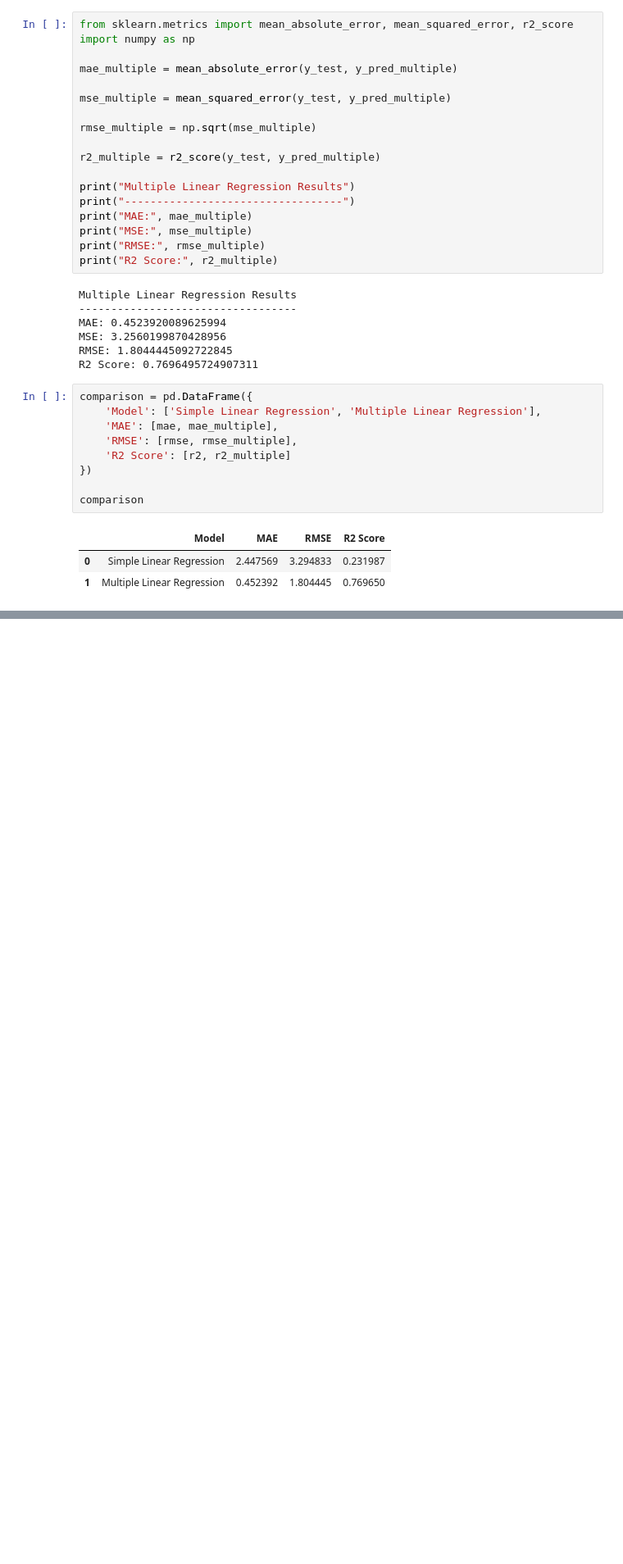
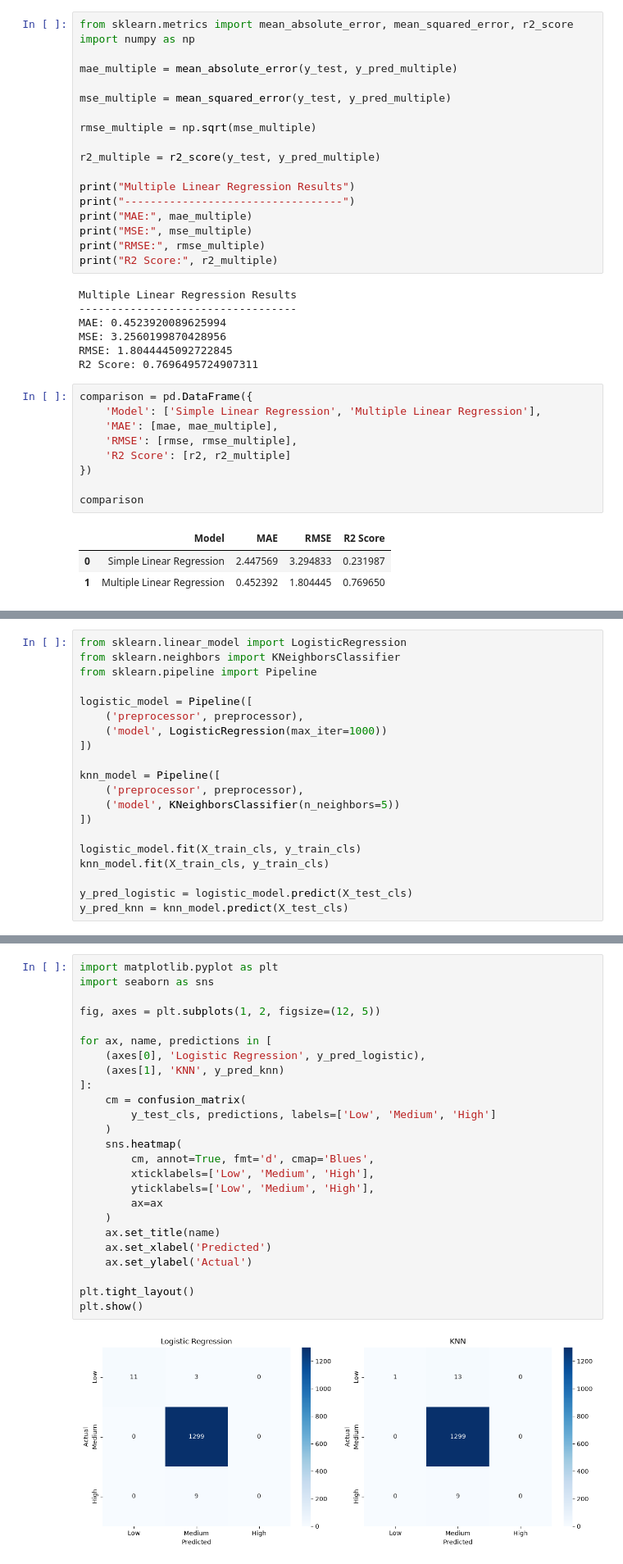
Before and after one commit to mdraihanmostafa746-coder/Student-Academic-Performance-Analysis-and-Prediction, a Jupyter notebook: notebooks/student_performance_analysis.ipynb, the cells around one changed output, grey strips where cells are left out. Shown at 82% size. Drawn from its saved outputs; the diff is of its cells as text; blank space fills up the shorter version.

```diff
--- a/notebooks/student_performance_analysis.ipynb
+++ b/notebooks/student_performance_analysis.ipynb
@@ -772,0 +881,20 @@ comparison
+# %%
+from sklearn.linear_model import LogisticRegression
+from sklearn.neighbors import KNeighborsClassifier
+from sklearn.pipeline import Pipeline
+
+logistic_model = Pipeline([
+    ('preprocessor', preprocessor),
+    ('model', LogisticRegression(max_iter=1000))
+])
+
+knn_model = Pipeline([
+    ('preprocessor', preprocessor),
+    ('model', KNeighborsClassifier(n_neighbors=5))
+])
+
+logistic_model.fit(X_train_cls, y_train_cls)
+knn_model.fit(X_train_cls, y_train_cls)
+
+y_pred_logistic = logistic_model.predict(X_test_cls)
+y_pred_knn = knn_model.predict(X_test_cls)
@@ -772,0 +945,27 @@ comparison
+# %%
+import matplotlib.pyplot as plt
+import seaborn as sns
+
+fig, axes = plt.subplots(1, 2, figsize=(12, 5))
+
+for ax, name, predictions in [
+    (axes[0], 'Logistic Regression', y_pred_logistic),
+    (axes[1], 'KNN', y_pred_knn)
+]:
+    cm = confusion_matrix(
+        y_test_cls, predictions, labels=['Low', 'Medium', 'High']
+    )
+    sns.heatmap(
+        cm, annot=True, fmt='d', cmap='Blues',
+        xticklabels=['Low', 'Medium', 'High'],
+        yticklabels=['Low', 'Medium', 'High'],
+        ax=ax
+    )
+    ax.set_title(name)
+    ax.set_xlabel('Predicted')
+    ax.set_ylabel('Actual')
+
+plt.tight_layout()
+plt.show()
+# %% [output]
+[figure, added]
```
Also changed, not shown: parts of 12 cells of this notebook.
